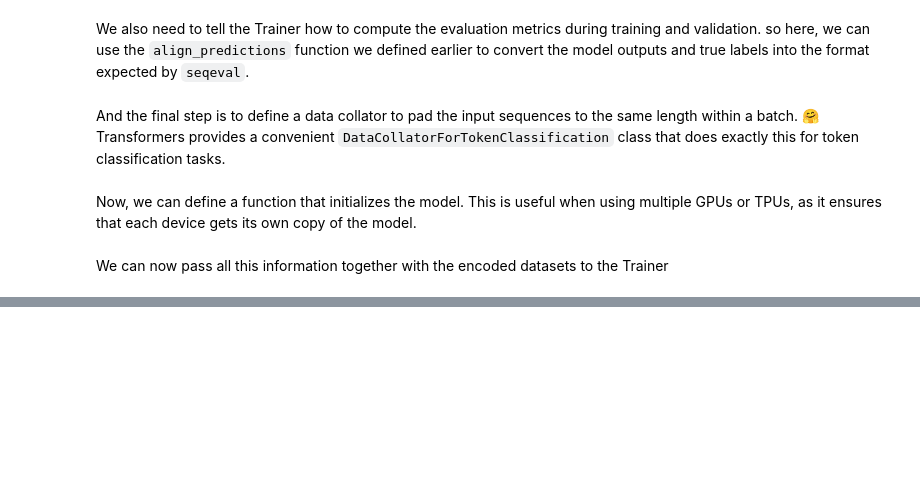
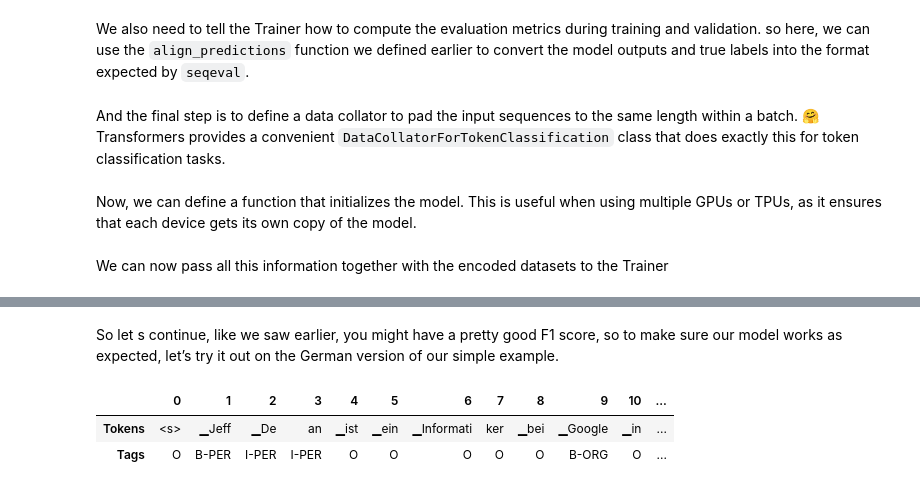
Before and after one commit to Ryan2486/nlp-ner-playground, a Jupyter notebook: main.ipynb, the cells around one changed output, grey strips where cells are left out. Drawn from its saved outputs; the diff is of its cells as text; code cells hidden in the pictures; blank space fills up the shorter version.

```diff
--- a/main.ipynb
+++ b/main.ipynb
@@ -538,7 +538,7 @@ Our first strategy is to fine-tune the `XLM-R` model on the German `PAN-X` corpu
 from transformers import TrainingArguments
 
 num_epochs = 3
-batch_size = 24
+batch_size = 2
 logging_steps = len(panx_de_encoded["train"]) // batch_size
 model_name = f"{xlmr_model_name}-finetuned-panx-de"
 training_args = TrainingArguments(
@@ -590,0 +606,13 @@ trainer = Trainer(model_init=model_init, args=training_args,
+# %%
+from transformers import AutoModelForTokenClassification
+
+trainer.model = AutoModelForTokenClassification.from_pretrained("RyuXiu/xlm-roberta-base-finetuned-panx-de").to(device)
+# %% [markdown]
+So let s continue, like we saw earlier, you might have a pretty good F1 score, so to make sure our model works as expected,  let’s try it out on the German version of our simple example.
+# %%
+text_de = "Jeff Dean ist ein Informatiker bei Google in Kalifornien"
+tag_text(text_de, tags, trainer.model, xlmr_tokenizer)
+# %% [output]
+|  | 0 | 1 | 2 | 3 | 4 | 5 | 6 | 7 | 8 | 9 | 10 | ... |
+| Tokens | <s> | ▁Jeff | ▁De | an | ▁ist | ▁ein | ▁Informati | ker | ▁bei | ▁Google | ▁in | ... |
+| Tags | O | B-PER | I-PER | I-PER | O | O | O | O | O | B-ORG | O | ... |
```
Also changed, not shown: parts of 4 cells of this notebook, 2 other files.
